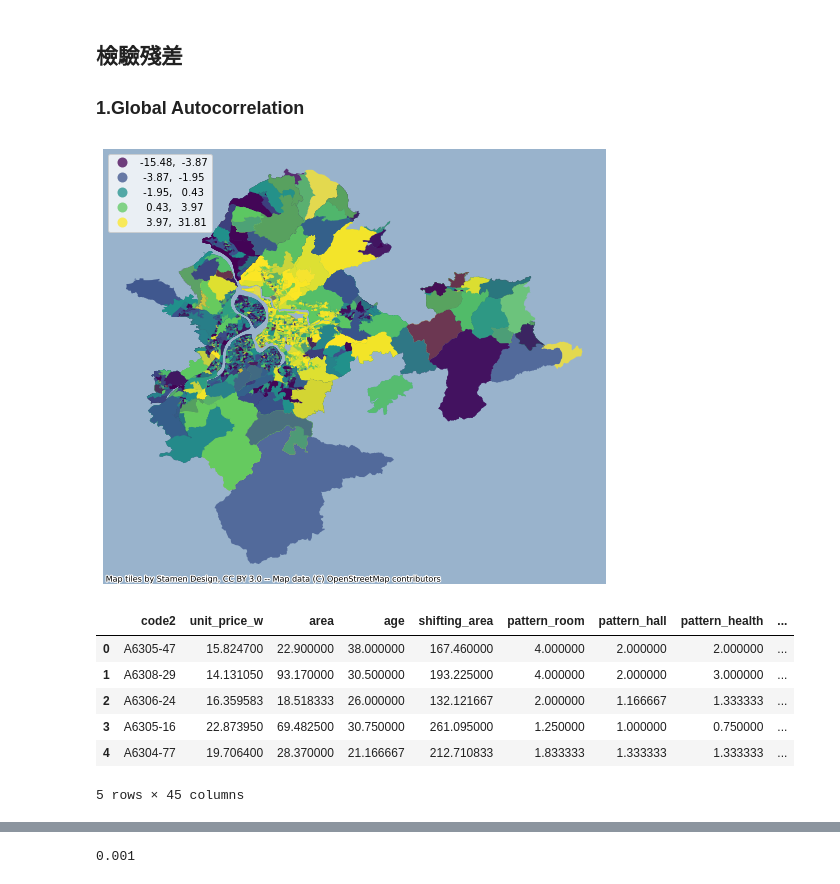
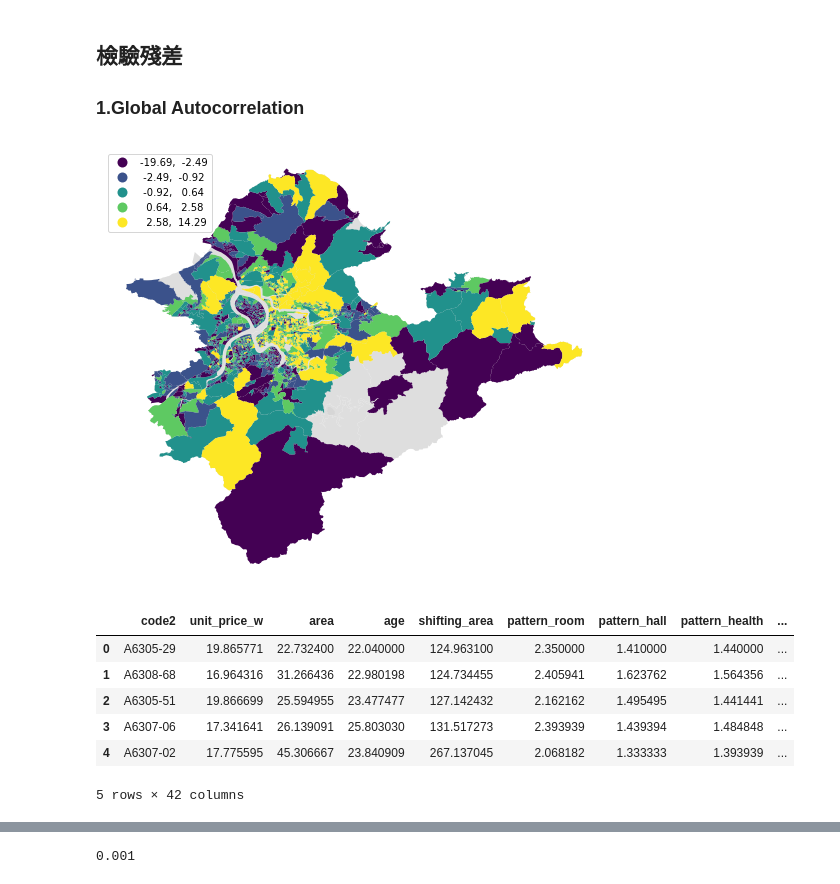
Before and after one commit to TWGraceChen/HouseSpatialAnalysis, a Jupyter notebook: share/House.ipynb, the cells around one changed output, grey strips where cells are left out. Saved outputs shown, nothing was run; the diff lists cells and outputs as text; code cells hidden in the pictures.

Commit message:
data validation result

```diff
--- a/share/House.ipynb
+++ b/share/House.ipynb
@@ -381,11 +381,8 @@ other_var = [
     'funeralfacilities',    #x29殯葬設施
     'temple',               #x30寺廟
     'ancestralhall',        #x31宗祠
-    'foundation',           #x32宗祠基金會
-    'incineratorarea',      #x33焚化爐
-    'wastewater',           #x34工業汙水處理
-    'waste',                #x35回收廢棄物處理業者
-    'lpg',                  #x36液化石油氣分裝業
+    'wastewater',           #x32工業汙水處理
+    'lpg',                  #x33液化石油氣分裝業
 ]
 # %%
 house_var_n = [v.split(" as ")[1] if " as " in v else v for v in house_var]
@@ -477,5 +519,5 @@ Koenker-Bassett test             36        1149.458           0.0000
 -----------------
 # Spatial Autocorrelation空間自相關
 # %%
-data['residual'] = m1.u
+db['residual'] = m1.u
 # %%
@@ -635,35 +674,31 @@ seaborn.rugplot(lisa.Is, ax=ax);
 # %%
 # 殘差繪圖
 f, ax = plt.subplots(1, figsize=(9, 9))
+gdf.plot(ax=ax,facecolor='lightgray', edgecolor='k',alpha=0.75,linewidth=0.,figsize=(16, 12))
 db.plot(column='residual',
         cmap='viridis',
         scheme='quantiles',
         k=5,
         edgecolor='white',
         linewidth=0.,
-        alpha=0.75,
         legend=True,
         legend_kwds={"loc": 2},
         ax=ax)
-contextily.add_basemap(ax,
-                       crs=db.crs,
-                       source=contextily.providers.Stamen.TerrainBackground
-                      )
 ax.set_axis_off()
 # %% [output]
-[figure, old version]
+[figure, new version]
 # %%
 # spatial_lag
 db['residual_lag'] = weights.spatial_lag.lag_spatial(w, db['residual'])
 db.head()
 # %% [output]
 |  | code2 | unit_price_w | area | age | shifting_area | pattern_room | pattern_hall | pattern_health | ... |
-| 0 | A6305-47 | 15.824700 | 22.900000 | 38.000000 | 167.460000 | 4.000000 | 2.000000 | 2.000000 | ... |
-| 1 | A6308-29 | 14.131050 | 93.170000 | 30.500000 | 193.225000 | 4.000000 | 2.000000 | 3.000000 | ... |
-| 2 | A6306-24 | 16.359583 | 18.518333 | 26.000000 | 132.121667 | 2.000000 | 1.166667 | 1.333333 | ... |
-| 3 | A6305-16 | 22.873950 | 69.482500 | 30.750000 | 261.095000 | 1.250000 | 1.000000 | 0.750000 | ... |
-| 4 | A6304-77 | 19.706400 | 28.370000 | 21.166667 | 212.710833 | 1.833333 | 1.333333 | 1.333333 | ... |
+| 0 | A6305-29 | 19.865771 | 22.732400 | 22.040000 | 124.963100 | 2.350000 | 1.410000 | 1.440000 | ... |
+| 1 | A6308-68 | 16.964316 | 31.266436 | 22.980198 | 124.734455 | 2.405941 | 1.623762 | 1.564356 | ... |
+| 2 | A6305-51 | 19.866699 | 25.594955 | 23.477477 | 127.142432 | 2.162162 | 1.495495 | 1.441441 | ... |
+| 3 | A6307-06 | 17.341641 | 26.139091 | 25.803030 | 131.517273 | 2.393939 | 1.439394 | 1.484848 | ... |
+| 4 | A6307-02 | 17.775595 | 45.306667 | 23.840909 | 267.137045 | 2.068182 | 1.333333 | 1.393939 | ... |
-5 rows × 45 columns
+5 rows × 42 columns
 # %%
 # spatial lag繪圖
 f, ax = plt.subplots(1, figsize=(9, 9))
```
Also changed, not shown: parts of 46 cells of this notebook.
